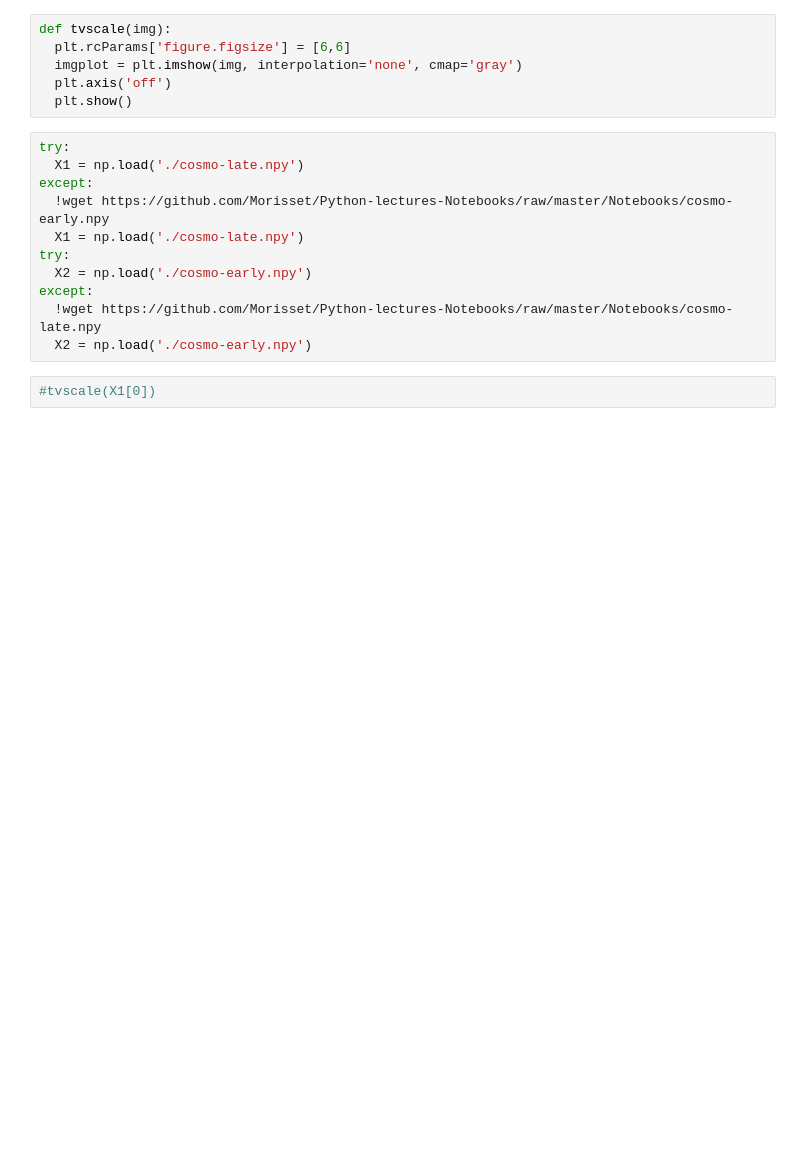
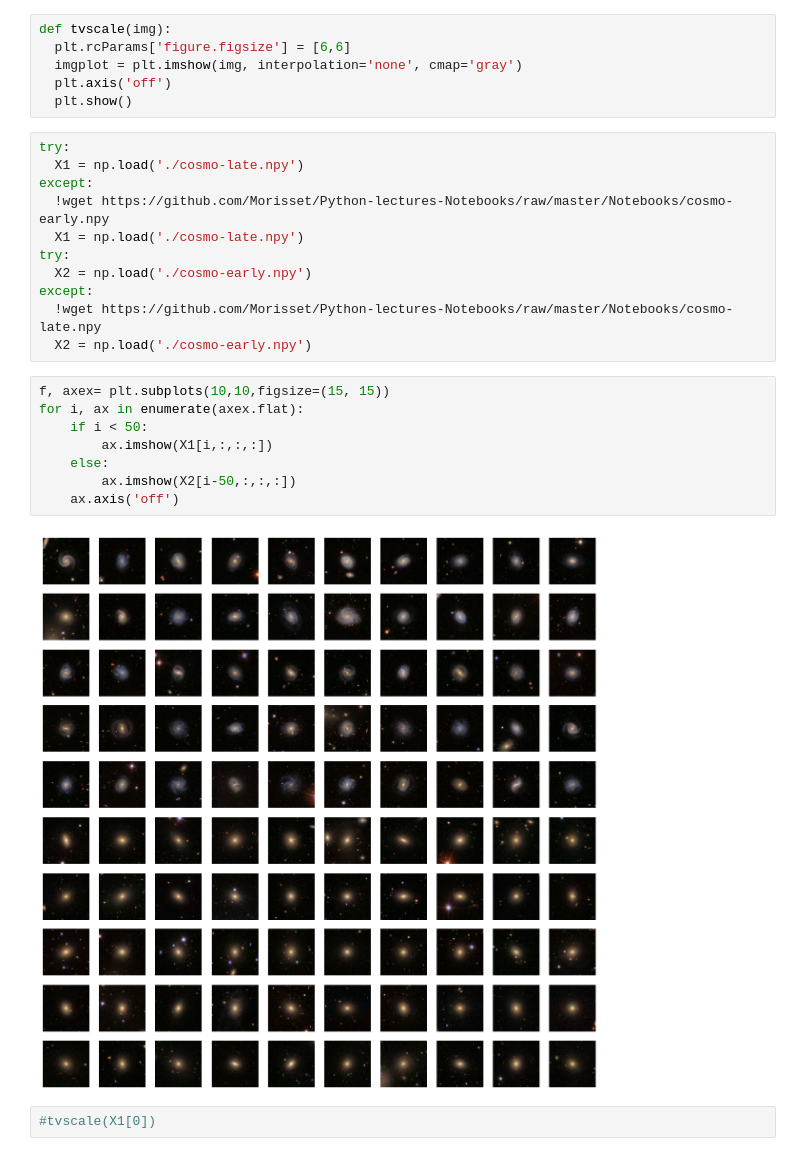
Before and after one commit to Morisset/Python-lectures-Notebooks, a Jupyter notebook: Lecture_Notebooks/Galaxies_classification.ipynb, the cells around one changed output. Drawn from its saved outputs; the diff is of its cells as text; blank space fills up the shorter version.

```diff
--- a/Lecture_Notebooks/Galaxies_classification.ipynb
+++ b/Lecture_Notebooks/Galaxies_classification.ipynb
@@ -24,6 +27,16 @@ try:
 except:
   !wget https://github.com/Morisset/Python-lectures-Notebooks/raw/master/Notebooks/cosmo-late.npy
   X2 = np.load('./cosmo-early.npy')
+# %%
+f, axex= plt.subplots(10,10,figsize=(15, 15))
+for i, ax in enumerate(axex.flat):
+    if i < 50:
+        ax.imshow(X1[i,:,:,:])
+    else:
+        ax.imshow(X2[i-50,:,:,:])
+    ax.axis('off')
+# %% [output]
+[figure, added]
 # %%
 #tvscale(X1[0])
 # %%
```
Also changed, not shown: parts of 5 cells of this notebook, 2 other files.
